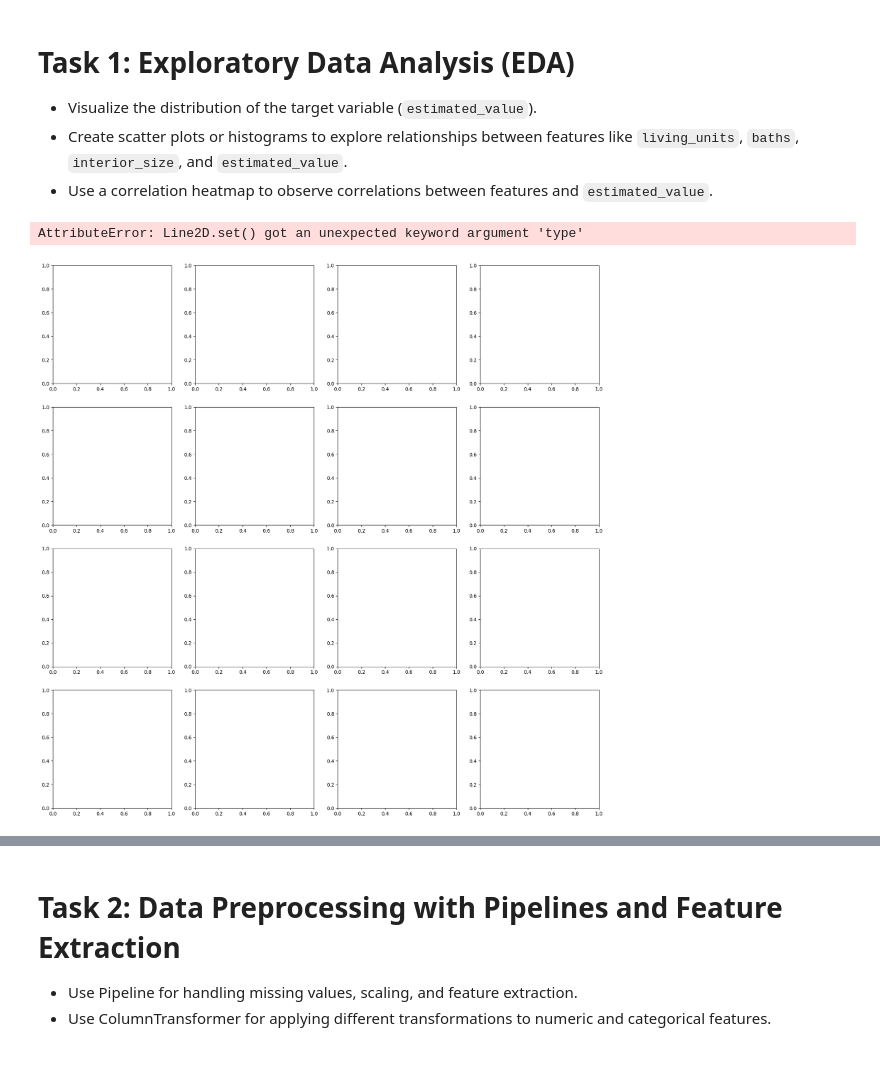
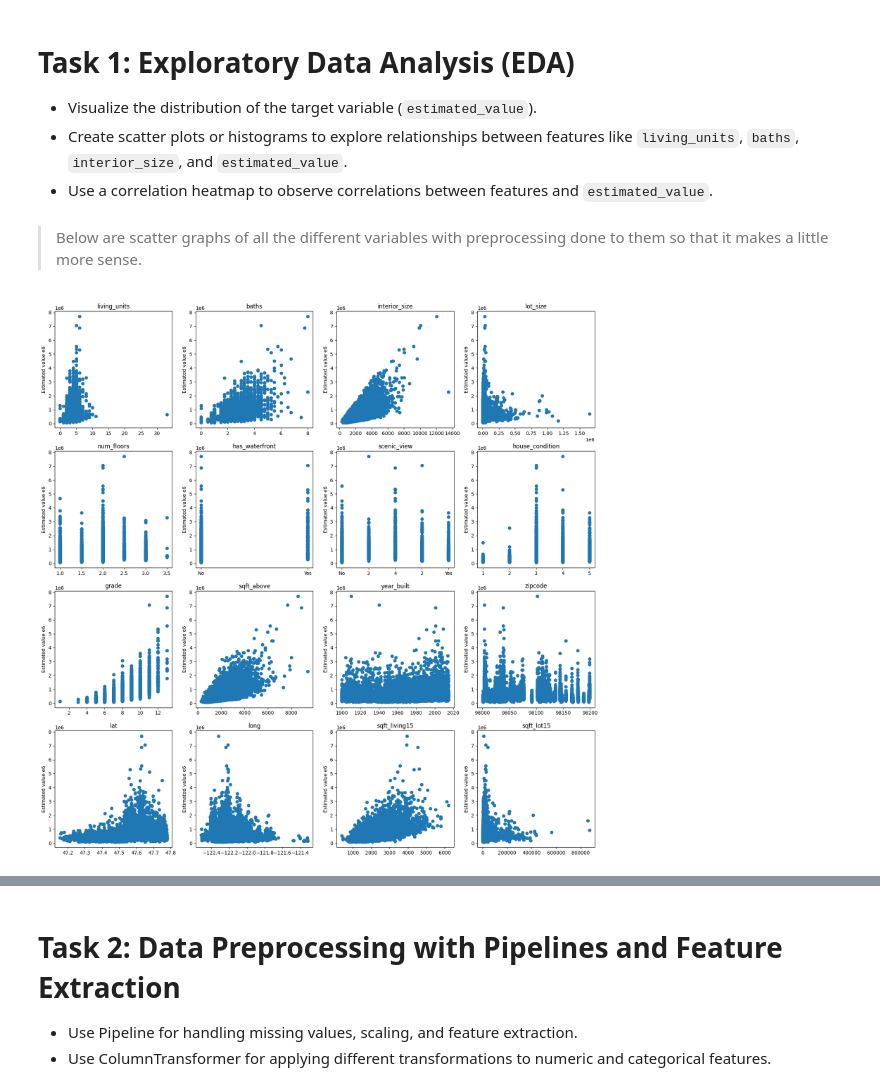
Before and after one commit to Abel-Lagonell/Machine_Learning, a Jupyter notebook: Project_1_Regression_Models.ipynb, the cells around one changed output, grey strips where cells are left out. Cells and saved outputs as stored; diff of their text form; code cells hidden in the pictures; blank space fills up the shorter version.

```diff
--- a/Project_1_Regression_Models.ipynb
+++ b/Project_1_Regression_Models.ipynb
@@ -29,17 +29,20 @@ Please save your Googgle Colab project as FirstName_LastName_Project1.ipynb and
 * Visualize the distribution of the target variable (`estimated_value`).
 * Create scatter plots or histograms to explore relationships between features like `living_units`, `baths`, `interior_size`, and `estimated_value`.
 * Use a correlation heatmap to observe correlations between features and `estimated_value`.
+# %% [markdown]
+> Below are scatter graphs of all the different variables with preprocessing done to them so that it makes a little more sense.
 # %%
 import pandas as pd
 import matplotlib.pyplot as plt
 
 df = pd.DataFrame(pd.read_csv('./House_Sales_Dataset.csv'))
+df["date"] = pd.to_datetime(df["date"], format='%Y%m%dT%H%M%S')
 
 fig, axes = plt.subplots(ncols=4, nrows=4, figsize=(20,20))
 axes = axes.flatten()
-
 for ax, column in zip(axes, df.columns[3:]):
-    ax.plot(df[column], type="scatter")
+    ax.scatter( x=df[column], y=df["estimated_value"])
+    ax.set_ylabel("Estimated value e6")
+    ax.set_title(column)
 # %% [output]
-AttributeError: Line2D.set() got an unexpected keyword argument 'type'
-[figure, old version]
+[figure, new version]
```
Also changed, not shown: parts of 5 cells of this notebook.
